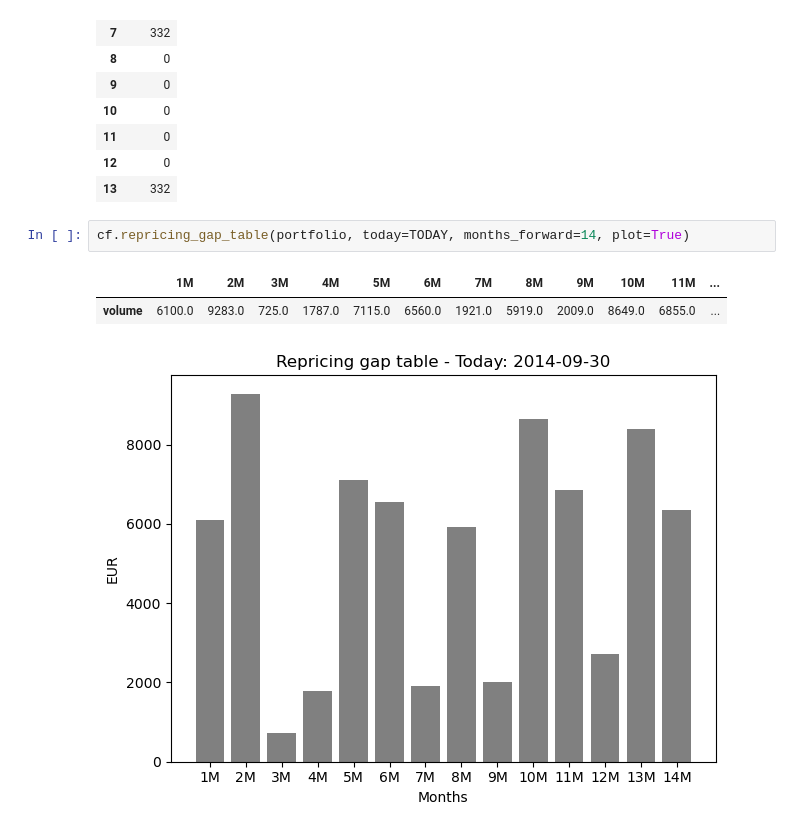
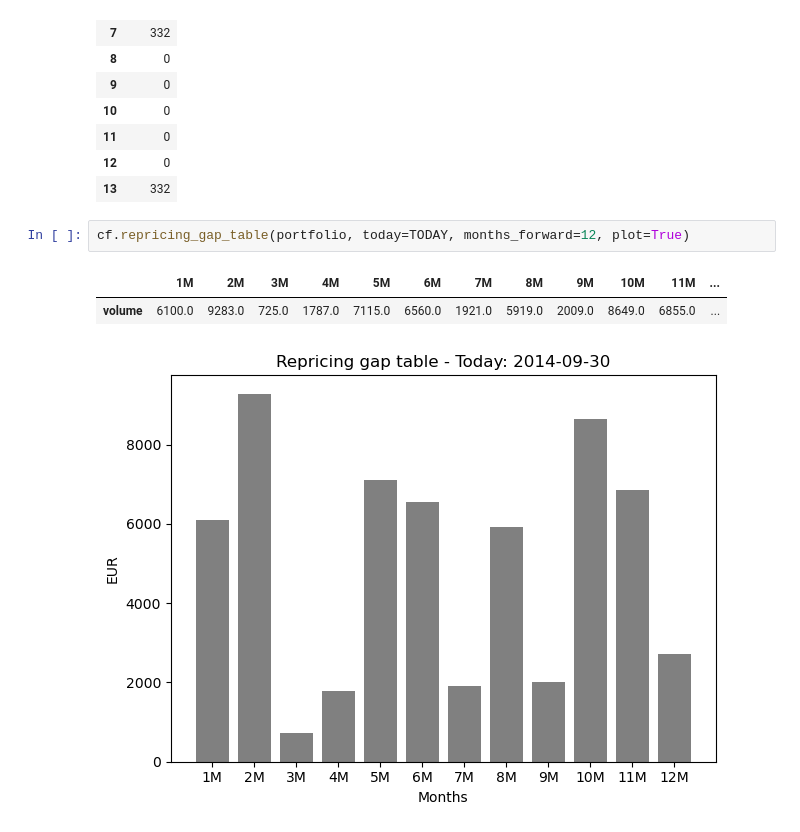
Before and after one commit to gsmyridis/ALM, a Jupyter notebook: exps.ipynb, the cells around one changed output. Drawn from its saved outputs; the diff is of its cells as text.

```diff
--- a/exps.ipynb
+++ b/exps.ipynb
@@ -126,8 +124,8 @@ cf.repricing_gap(portfolio, 11, TODAY, 13)
 | 12 | 0 |
 | 13 | 332 |
 # %%
-cf.repricing_gap_table(portfolio, today=TODAY, months_forward=14, plot=True)
+cf.repricing_gap_table(portfolio, today=TODAY, months_forward=12, plot=True)
 # %% [output]
 |  | 1M | 2M | 3M | 4M | 5M | 6M | 7M | 8M | 9M | 10M | 11M | ... |
 | volume | 6100.0 | 9283.0 | 725.0 | 1787.0 | 7115.0 | 6560.0 | 1921.0 | 5919.0 | 2009.0 | 8649.0 | 6855.0 | ... |
-[figure, old version]
+[figure, new version]
```
Also changed, not shown: parts of 6 cells of this notebook, 2 other files.
